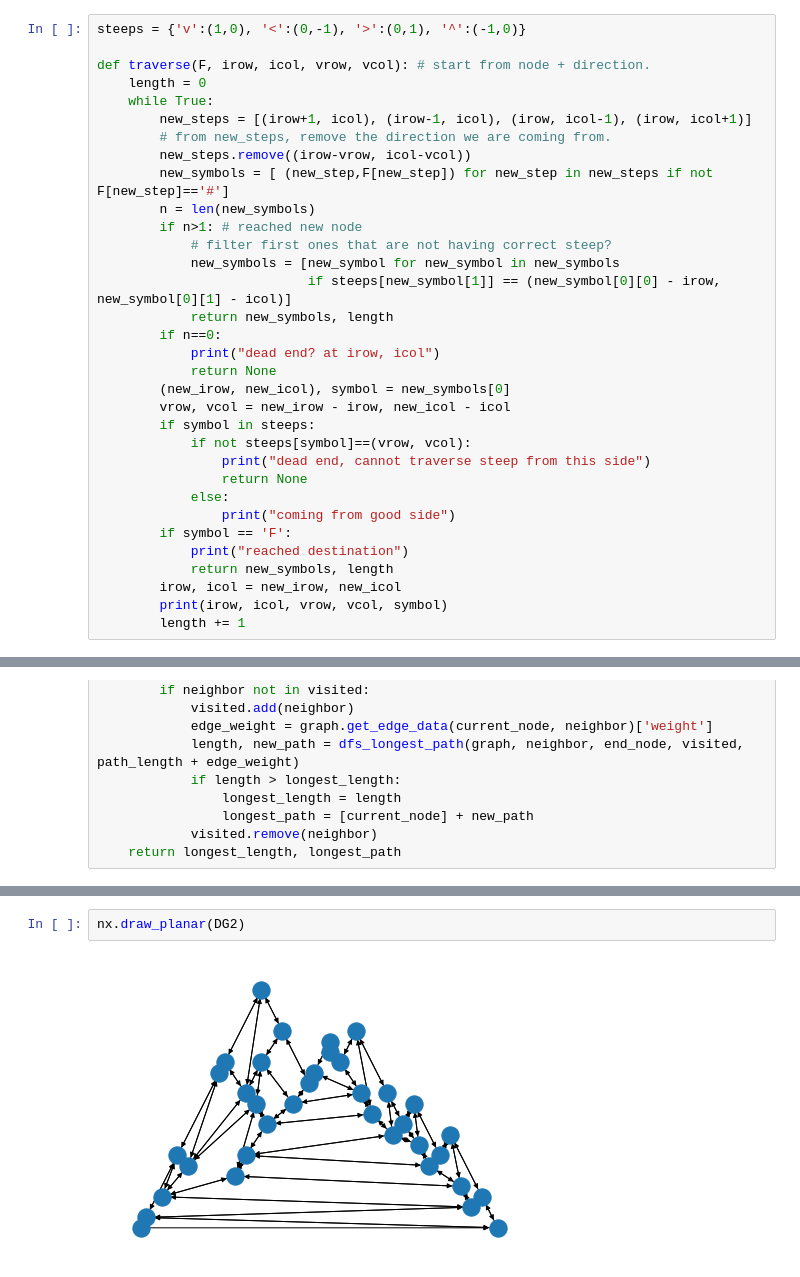
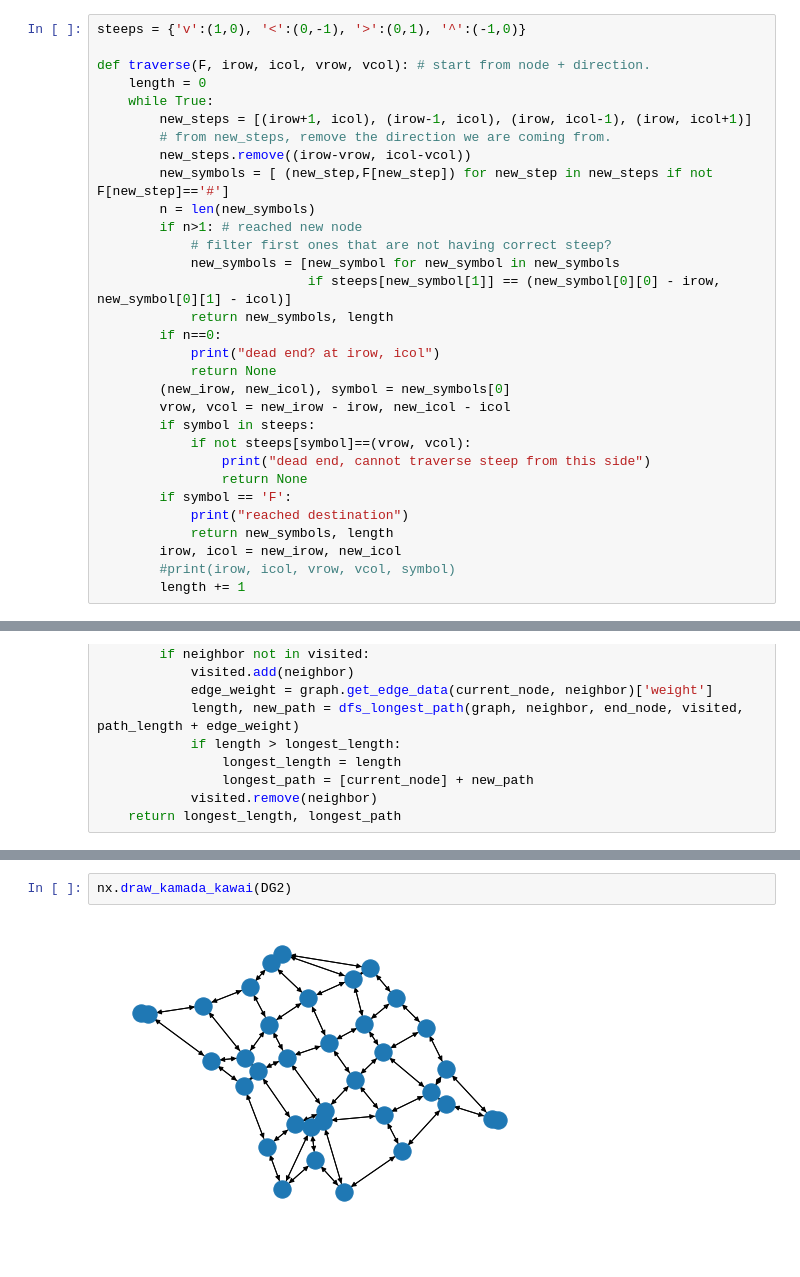
Before and after one commit to jlteunissen/adventofcode, a Jupyter notebook: day23/Untitled.ipynb, the cells around one changed output, grey strips where cells are left out. Drawn from its saved outputs; the diff is of its cells as text.

```diff
--- a/day23/Untitled.ipynb
+++ b/day23/Untitled.ipynb
@@ -65,13 +65,11 @@ def traverse(F, irow, icol, vrow, vcol): # start from node + direction.
             if not steeps[symbol]==(vrow, vcol):
                 print("dead end, cannot traverse steep from this side")
                 return None
-            else:
-                print("coming from good side")
         if symbol == 'F':
             print("reached destination")
             return new_symbols, length
         irow, icol = new_irow, new_icol
-        print(irow, icol, vrow, vcol, symbol)
+        #print(irow, icol, vrow, vcol, symbol)
         length += 1
 # %%
 DG = nx.DiGraph()
@@ -183,4 +166,4 @@ dfs_longest_path(DG2, (-1,1), (140, 139), set(), 0) + 1
 # %%
-nx.draw_planar(DG2)
+nx.draw_kamada_kawai(DG2)
 # %% [output]
-[figure, old version]
+[figure, new version]
```
Also changed, not shown: parts of 4 cells of this notebook, 7 other files.
